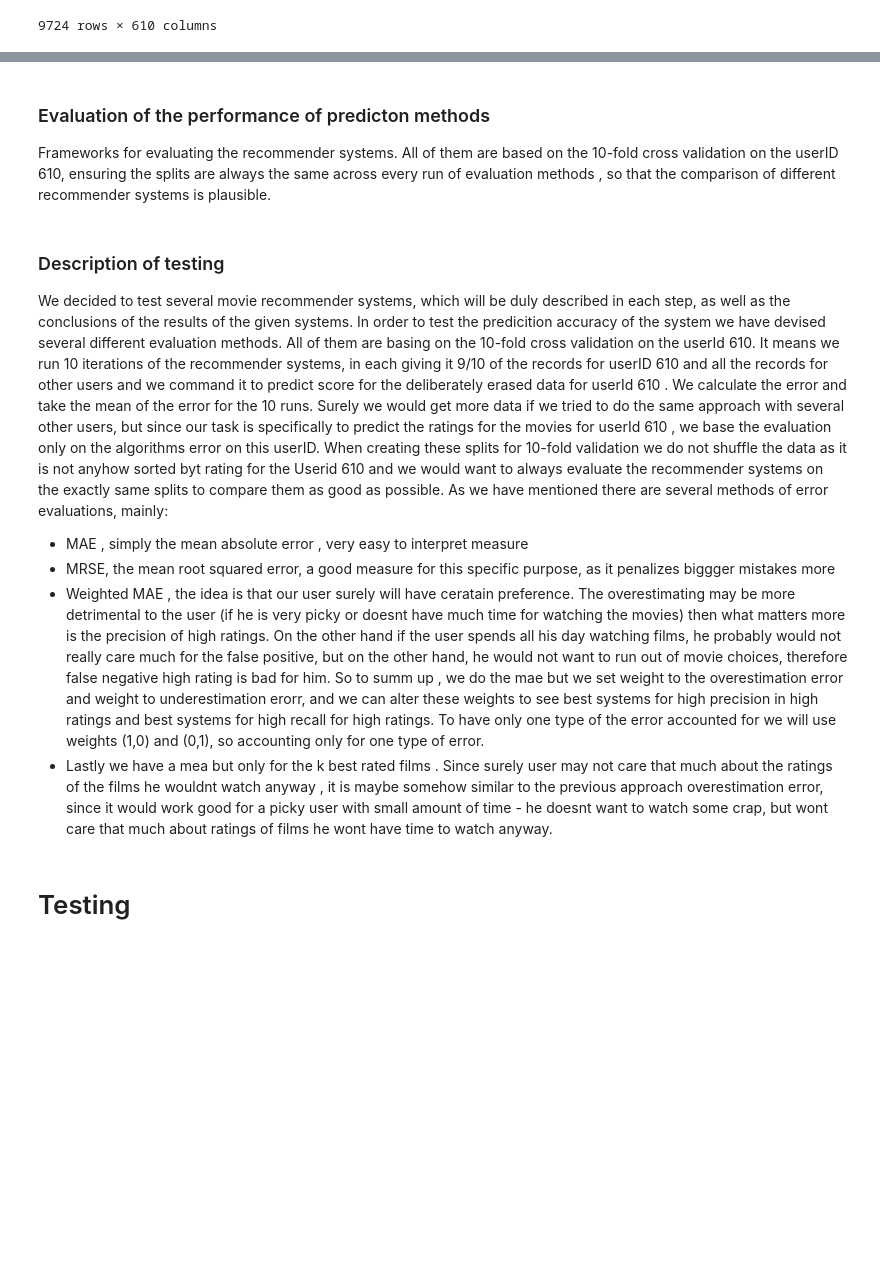
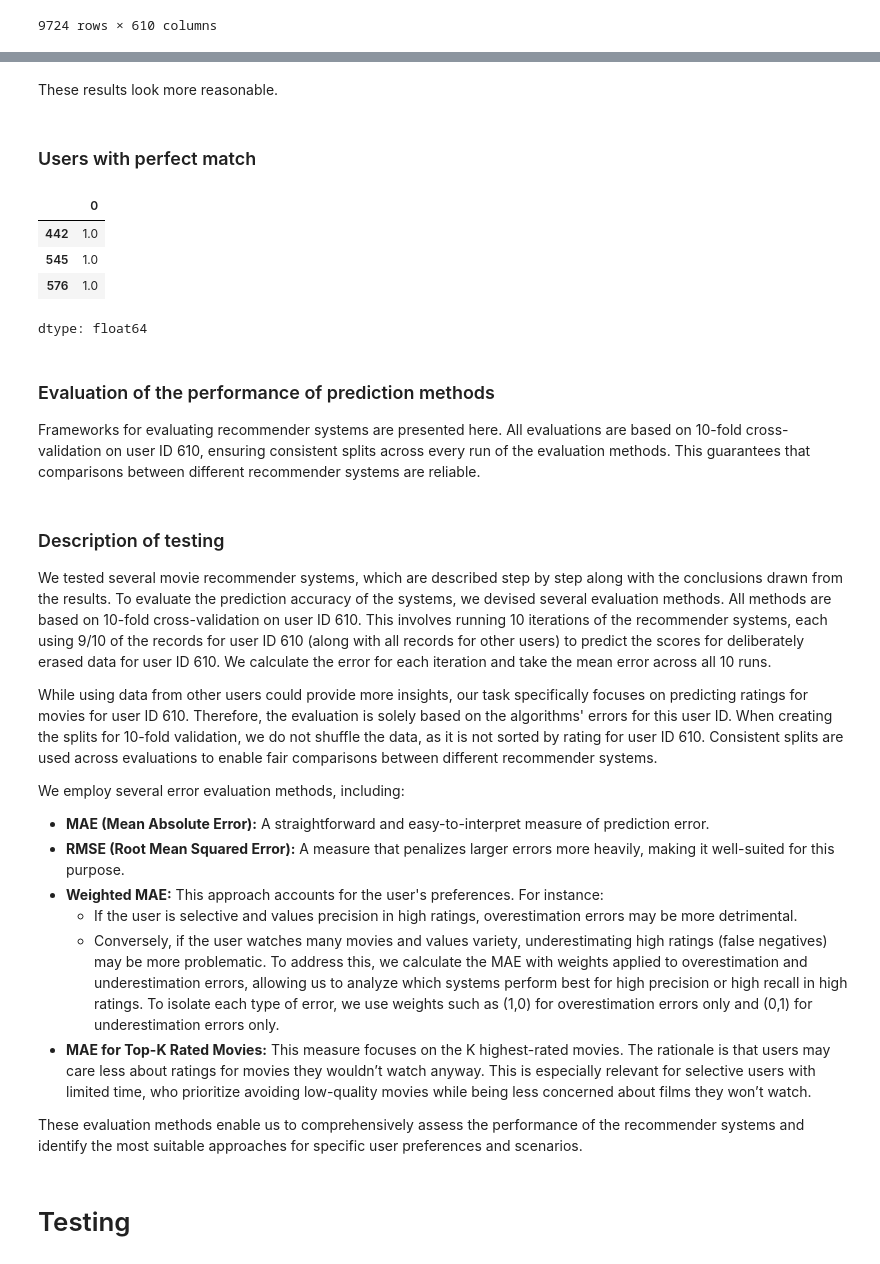
Before and after one commit to miczkejedrzej/IR, a Jupyter notebook: lab5_proj.ipynb, the cells around one changed output, grey strips where cells are left out. Saved outputs shown, nothing was run; the diff lists cells and outputs as text; code cells hidden in the pictures; blank space fills up the shorter version.

```diff
--- a/lab5_proj.ipynb
+++ b/lab5_proj.ipynb
@@ -420,7 +452,18 @@ def predict_scores_strict_correlation(transformed_df: pd.DataFrame, userId=610,
+# %% [markdown]
+These results look more reasonable.
+# %% [markdown]
+### Users with perfect match
+# %%
+correlations[correlations > 0.95]
+# %% [output]
+|  | 0 |
+| 442 | 1.0 |
+| 545 | 1.0 |
+| 576 | 1.0 |
+dtype: float64
 # %% [markdown]
-### Evaluation of the performance of predicton methods
-
-Frameworks for evaluating the recommender systems. All of them are based on the 10-fold cross validation on the userID 610, ensuring the splits are always the same across every run of evaluation methods , so  that the comparison of different recommender systems is plausible.
+### Evaluation of the performance of prediction methods
+Frameworks for evaluating recommender systems are presented here. All evaluations are based on 10-fold cross-validation on user ID 610, ensuring consistent splits across every run of the evaluation methods. This guarantees that comparisons between different recommender systems are reliable.
 # %%
 def evaluate_recommendation_quality_general(
     transformed_df,
@@ -540,13 +585,21 @@ transformed_df,predict_function,
 # %% [markdown]
 ### Description of testing
 
-We decided to test several movie recommender systems, which will be duly described in each step, as well as  the conclusions of the results  of the  given  systems. In order to test the predicition accuracy of the system we have devised several different evaluation methods. All of them are basing on the 10-fold  cross validation on the userId 610. It means we run 10 iterations of the recommender systems, in each giving it 9/10 of the records for userID 610 and all the records for other users and we command it to predict score for the deliberately erased data for userId 610 . We calculate the error and take the mean of the error for the 10 runs. Surely we would get more data if we tried to do the same approach with several other users, but since our task is specifically to predict the ratings for the movies for userId 610 , we base the evaluation only on the algorithms error on this userID. When  creating these splits for 10-fold validation we do not shuffle the data as it is not anyhow sorted byt rating for the Userid 610 and we would want to always evaluate the recommender systems on the exactly same splits to compare them as good as possible. As we have  mentioned there are several methods of error evaluations, mainly:
-- MAE , simply the mean absolute error , very easy to interpret measure
-- MRSE, the mean root squared error, a good measure for this specific purpose, as it penalizes biggger mistakes more
-- Weighted MAE , the idea is that  our user surely will have ceratain preference. The overestimating may be more detrimental to the user (if he is very picky or  doesnt have much time for watching the movies) then what matters more is the precision of high ratings. On the other hand if the user spends all his day watching films, he probably would not really care  much for the false positive, but on the other hand, he would not want to run out of movie
-choices, therefore false negative high rating is bad for him. So to summ up , we do the mae but we set weight to the overestimation error and weight to
-underestimation erorr, and we can alter these weights to see best  systems for high precision in high ratings and best  systems for high recall for high ratings. To have only one type of the error accounted for we will use weights (1,0) and (0,1), so  accounting only for one type of error.
-- Lastly we have a mea but only for the k  best rated films . Since surely user may not care that much about the ratings of  the films he wouldnt watch anyway , it is maybe  somehow similar to the previous approach overestimation error, since it would work good for a picky user with small amount of time - he doesnt want to watch some crap, but wont care that much about ratings of films he wont have time to watch anyway.
+We tested several movie recommender systems, which are described step by step along with the conclusions drawn from the results. To evaluate the prediction accuracy of the systems, we devised several evaluation methods. All methods are based on 10-fold cross-validation on user ID 610. This involves running 10 iterations of the recommender systems, each using 9/10 of the records for user ID 610 (along with all records for other users) to predict the scores for deliberately erased data for user ID 610. We calculate the error for each iteration and take the mean error across all 10 runs.
+
+While using data from other users could provide more insights, our task specifically focuses on predicting ratings for movies for user ID 610. Therefore, the evaluation is solely based on the algorithms' errors for this user ID. When creating the splits for 10-fold validation, we do not shuffle the data, as it is not sorted by rating for user ID 610. Consistent splits are used across evaluations to enable fair comparisons between different recommender systems.
+
+We employ several error evaluation methods, including:
+
+- **MAE (Mean Absolute Error):** A straightforward and easy-to-interpret measure of prediction error.
+- **RMSE (Root Mean Squared Error):** A measure that penalizes larger errors more heavily, making it well-suited for this purpose.
+- **Weighted MAE:** This approach accounts for the user's preferences. For instance:
+  - If the user is selective and values precision in high ratings, overestimation errors may be more detrimental.
+  - Conversely, if the user watches many movies and values variety, underestimating high ratings (false negatives) may be more problematic.
+  To address this, we calculate the MAE with weights applied to overestimation and underestimation errors, allowing us to analyze which systems perform best for high precision or high recall in high ratings. To isolate each type of error, we use weights such as (1,0) for overestimation errors only and (0,1) for underestimation errors only.
+- **MAE for Top-K Rated Movies:** This measure focuses on the K highest-rated movies. The rationale is that users may care less about ratings for movies they wouldn’t watch anyway. This is especially relevant for selective users with limited time, who prioritize avoiding low-quality movies while being less concerned about films they won’t watch.
+
+These evaluation methods enable us to comprehensively assess the performance of the recommender systems and identify the most suitable approaches for specific user preferences and scenarios.
 # %% [markdown]
 # Testing
 # %% [markdown]
```
Also changed, not shown: parts of 53 cells of this notebook.
